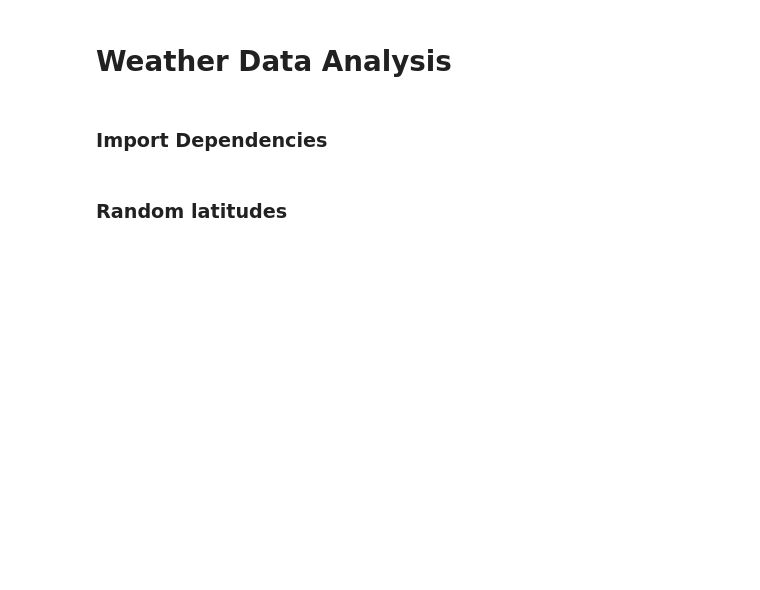
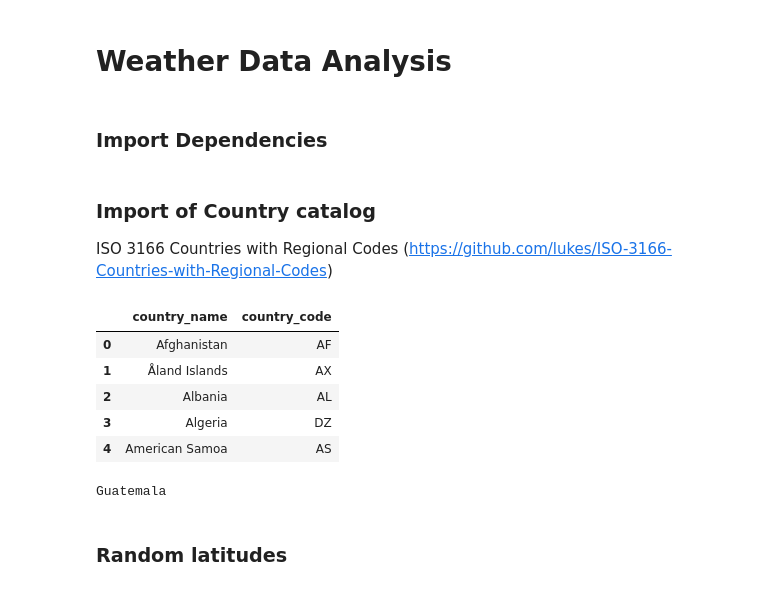
Before and after one commit to PollyCA/weather-data-analysis, a Jupyter notebook: main.ipynb, the cells around one changed output. Cells and saved outputs as stored; diff of their text form; code cells hidden in the pictures; blank space fills up the shorter version.

```diff
--- a/main.ipynb
+++ b/main.ipynb
@@ -13,6 +13,34 @@ import matplotlib.pyplot as plt
 
 from citipy import citipy
 from config import api_key
+# %% [markdown]
+### Import of Country catalog
+
+ISO 3166 Countries with Regional Codes (https://github.com/lukes/ISO-3166-Countries-with-Regional-Codes)
+# %%
+
+countries_catalog = pd.read_csv("Resources/ISO-3166-Countries-with-Regional-Codes.csv",encoding='utf-8')
+
+countries_catalog = countries_catalog[['name','alpha-2']]
+
+countries_catalog.columns = ['country_name', 'country_code']
+
+countries_catalog.head()
+# %% [output]
+|  | country_name | country_code |
+| 0 | Afghanistan | AF |
+| 1 | Åland Islands | AX |
+| 2 | Albania | AL |
+| 3 | Algeria | DZ |
+| 4 | American Samoa | AS |
+# %%
+#name = countries_catalog[(countries_catalog.country_code == 'AX')]['country_name']
+
+name = countries_catalog[ countries_catalog["country_code"] == "GT" ].values.tolist()[0][0]
+
+print(name)
+# %% [output]
+Guatemala
 # %% [markdown]
 ### Random latitudes
 # %% [markdown]
```
Also changed, not shown: parts of 9 cells of this notebook, 2 other files.
